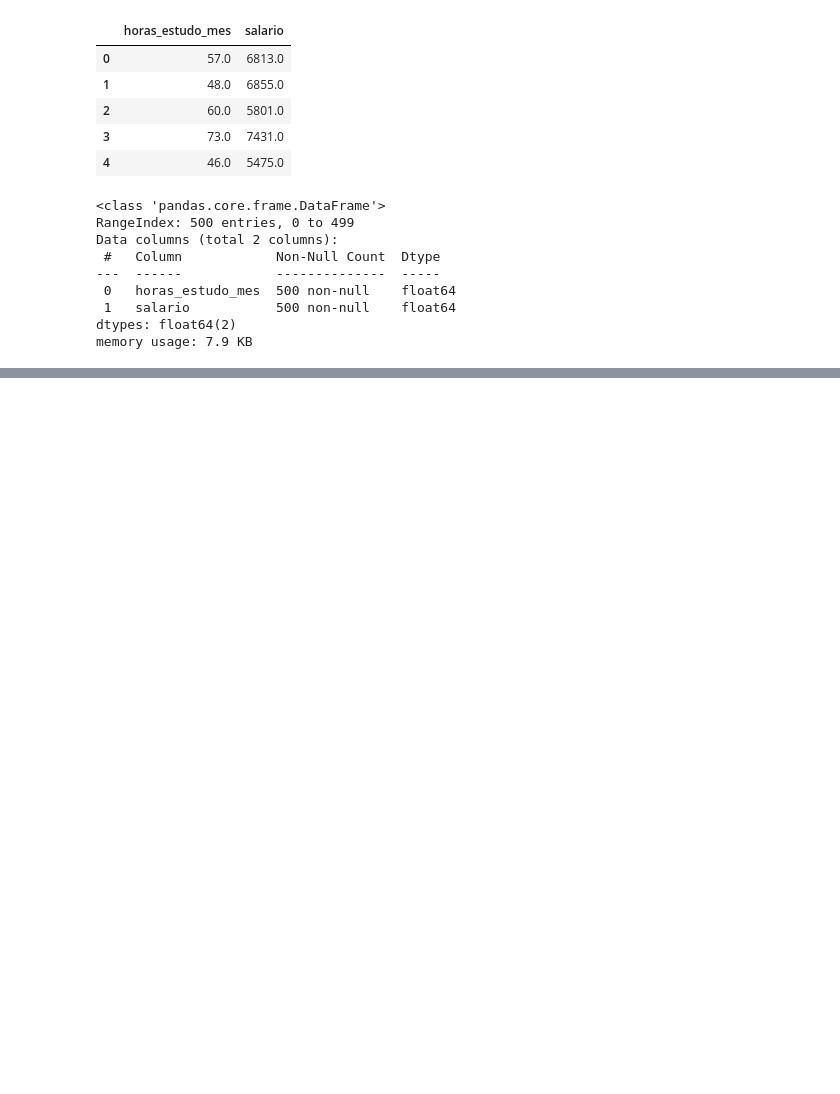
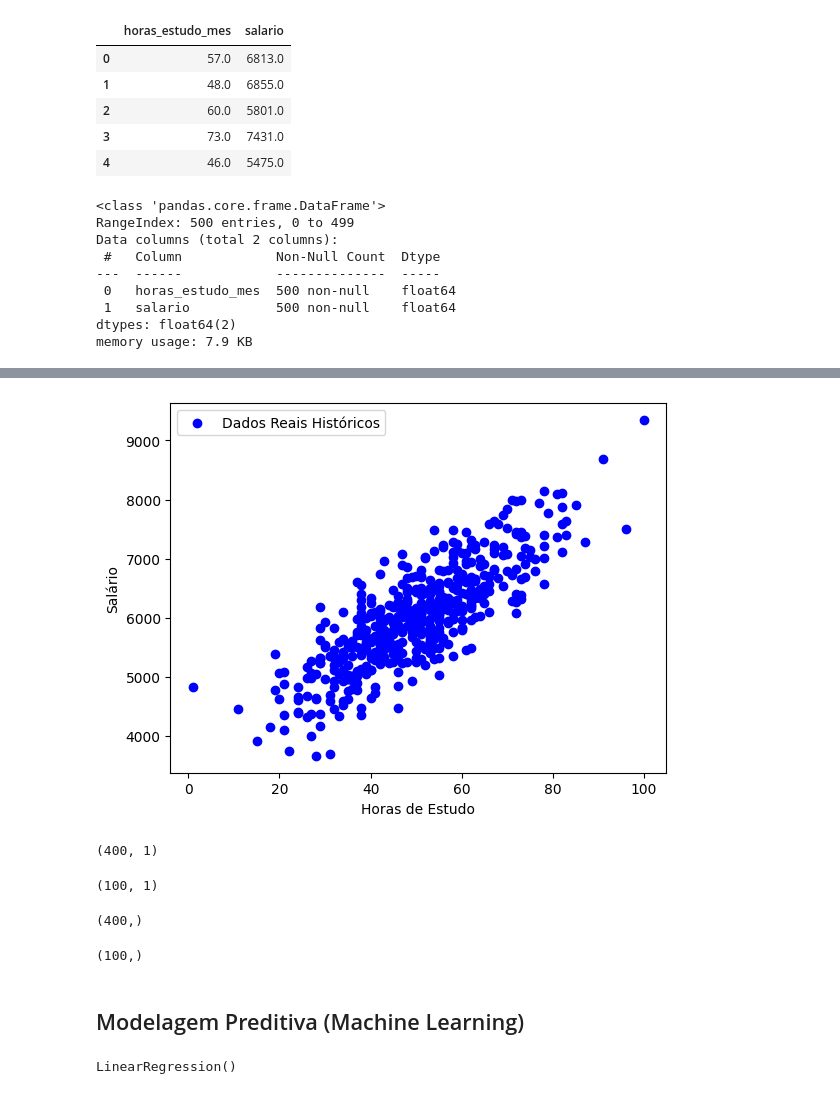
Before and after one commit to eduardamota/Pyhton-DSA, a Jupyter notebook: Cap15/DSA-Python-CAP15-Scikit-Learn.ipynb, the cells around one changed output, grey strips where cells are left out. Drawn from its saved outputs; the diff is of its cells as text; code cells hidden in the pictures; blank space fills up the shorter version.

```diff
--- a/Cap15/DSA-Python-CAP15-Scikit-Learn.ipynb
+++ b/Cap15/DSA-Python-CAP15-Scikit-Learn.ipynb
@@ -44,0 +95,9 @@ memory usage: 7.9 KB
+# %%
+# Gráfico de dispersão entre X e y
+plt.scatter(X, y, color = "blue", label = "Dados Reais Históricos")
+plt.xlabel("Horas de Estudo")
+plt.ylabel("Salário")
+plt.legend()
+plt.show()
+# %% [output]
+[figure, added]
@@ -44,0 +107,18 @@ memory usage: 7.9 KB
+# %%
+X_treino.shape
+# %% [output]
+(400, 1)
+# %%
+X_teste.shape
+# %% [output]
+(100, 1)
+# %%
+y_treino.shape
+# %% [output]
+(400,)
+# %%
+y_teste.shape
+# %% [output]
+(100,)
+# %% [markdown]
+## Modelagem Preditiva (Machine Learning)
@@ -44,0 +128,5 @@ memory usage: 7.9 KB
+# %%
+# Treina o modelo
+modelo.fit(X_treino, y_treino)
+# %% [output]
+LinearRegression()
```
Also changed, not shown: parts of 21 cells of this notebook, 1 other file.
